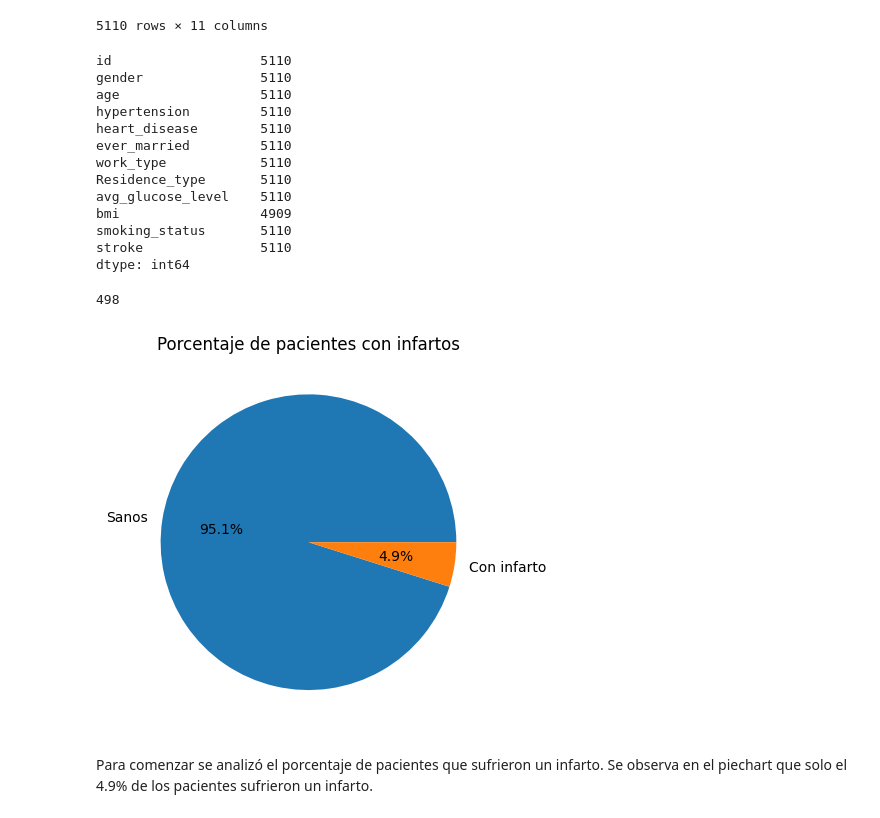
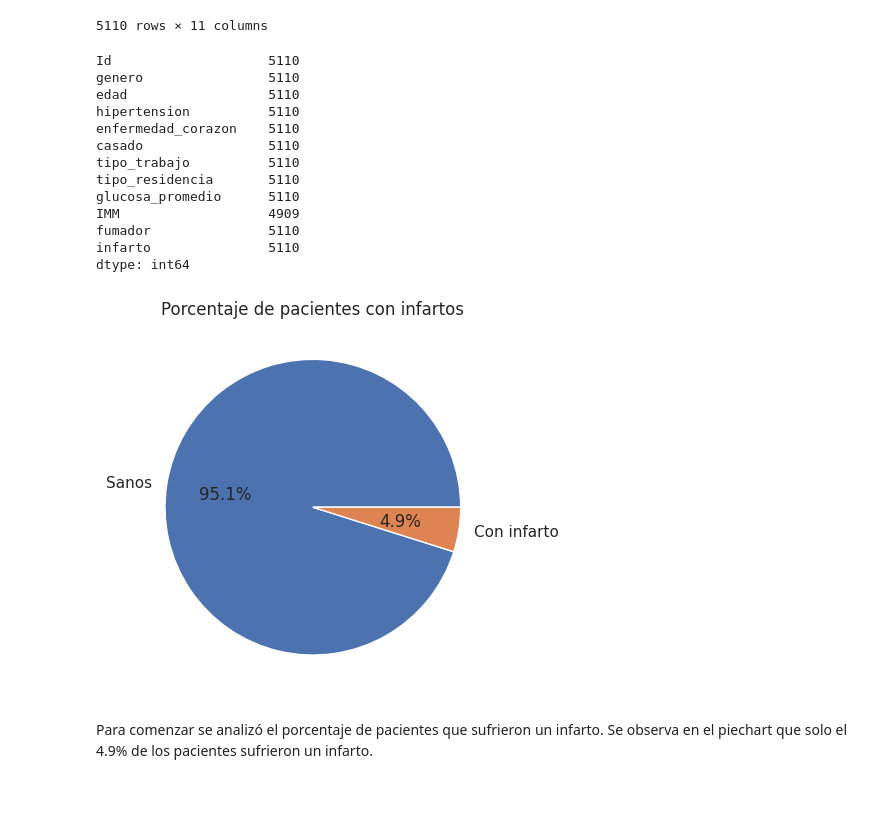
Before and after one commit to andresgabas/DS-Coderhouse, a Jupyter notebook: Visualización_Gabás.ipynb, the cells around one changed output. Saved outputs shown, nothing was run; the diff lists cells and outputs as text; code cells hidden in the pictures.

```diff
--- a/Visualización_Gabás.ipynb
+++ b/Visualización_Gabás.ipynb
@@ -63,30 +56,28 @@ Stroke = pd.read_csv(url)
+# %%
+Stroke.columns = ['Id','genero','edad','hipertension','enfermedad_corazon','casado','tipo_trabajo','tipo_residencia','glucosa_promedio','IMM','fumador','infarto']
 # %%
 Stroke.count()
 # %% [output]
-id                   5110
-gender               5110
-age                  5110
-hypertension         5110
-heart_disease        5110
-ever_married         5110
-work_type            5110
-Residence_type       5110
-avg_glucose_level    5110
-bmi                  4909
-smoking_status       5110
-stroke               5110
+Id                    5110
+genero                5110
+edad                  5110
+hipertension          5110
+enfermedad_corazon    5110
+casado                5110
+tipo_trabajo          5110
+tipo_residencia       5110
+glucosa_promedio      5110
+IMM                   4909
+fumador               5110
+infarto               5110
 dtype: int64
-# %%
-Stroke['hypertension'].sum()
-# %% [output]
-498
 # %%
-stroke_counts = stroke['stroke'].value_counts()
+stroke_counts = Stroke['infarto'].value_counts()
 plt.pie(stroke_counts, labels=['Sanos', 'Con infarto'], autopct='%1.1f%%')
 plt.title('Porcentaje de pacientes con infartos')
 plt.show()
 # %% [output]
-[figure, old version]
+[figure, new version]
 # %% [markdown]
 Para comenzar se analizó el porcentaje de pacientes que sufrieron un infarto. Se observa en el piechart que solo el 4.9% de los pacientes sufrieron un infarto.
 # %%
```
Also changed, not shown: parts of 19 cells of this notebook.
